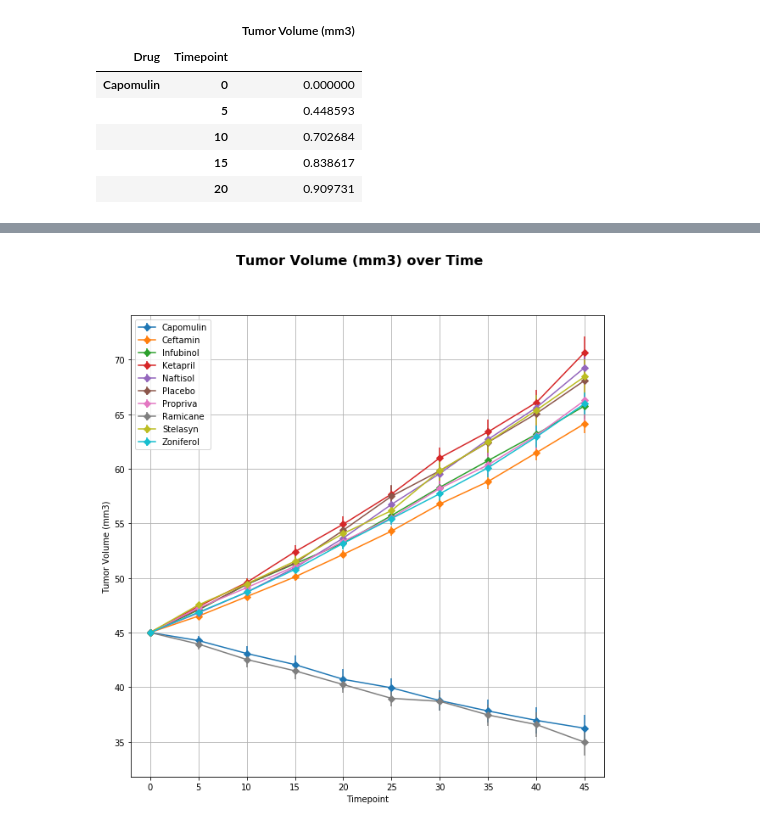
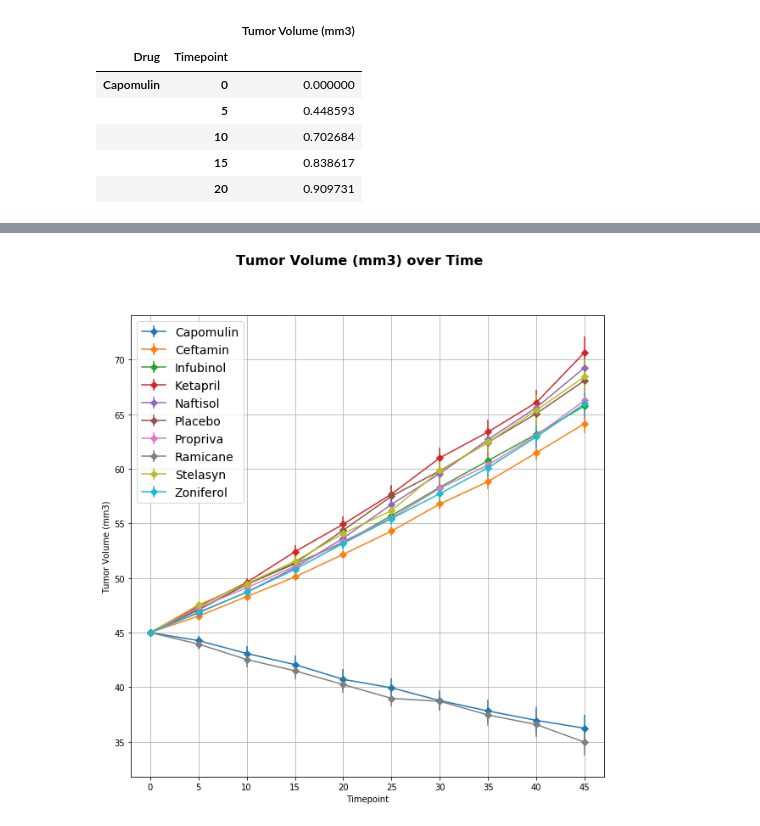
Before and after one commit to aha1994/Matplotlib-Analysis-of-tumor-treatment, a Jupyter notebook: Pymaceuticals/MatplotlibHWKTesting.ipynb, the cells around one changed output, grey strips where cells are left out. Saved outputs shown, nothing was run; the diff lists cells and outputs as text; code cells hidden in the pictures.

```diff
--- a/Pymaceuticals/MatplotlibHWKTesting.ipynb
+++ b/Pymaceuticals/MatplotlibHWKTesting.ipynb
@@ -88,25 +88,27 @@ drug_time_STDERR_reformmatedDF
 # %%
 # Tumor Volume over Time with Errorbars
 x_axis = drug_time_reformmatedDF.index
-fig, ax1 = plt.subplots()
-fig.suptitle("Tumor Volume (mm3) over Time", fontsize=16, fontweight="bold")
-fig.set_figwidth(10)
-fig.set_figheight(10)
+handles = drug_time_STDERR_reformmatedDF.columns
+
+fig1, ax1 = plt.subplots()
+fig1.suptitle("Tumor Volume (mm3) over Time", fontsize=16, fontweight="bold")
+fig1.set_figwidth(10)
+fig1.set_figheight(10)
 
 for x in handles:
     ax1.errorbar(x_axis, drug_time_reformmatedDF[x], yerr=drug_time_STDERR_reformmatedDF[x], marker='D')
 
-handles = drug_time_STDERR_reformmatedDF.columns
+
 ax1.set_xlim(-2, 47)
 ax1.set_xlabel('Timepoint')
 ax1.set_ylabel('Tumor Volume (mm3)')
-ax1.legend(handles, loc=2)
+ax1.legend(handles, loc=2, prop={'size': 14})
 ax1.set_xticks(np.arange(0,50,5))
 
 
 
 plt.savefig('Tumor Volume (mm3) over time.png')
 ax1.grid()
 plt.show()
 # %% [output]
-[figure, old version]
+[figure, new version]
```
Also changed, not shown: parts of 12 cells of this notebook, 3 other files.
